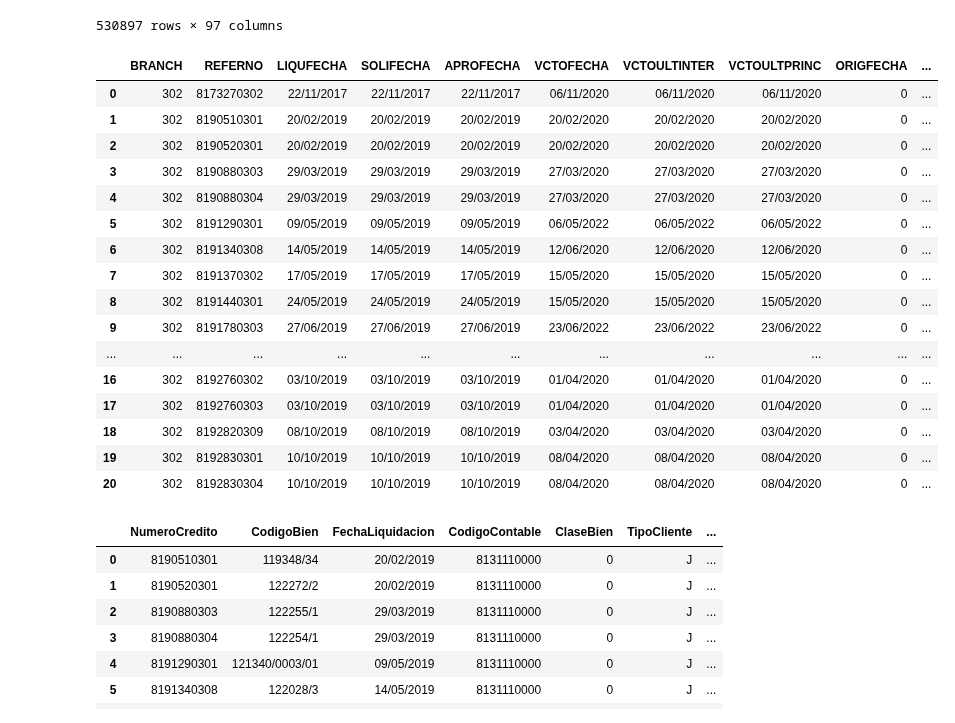
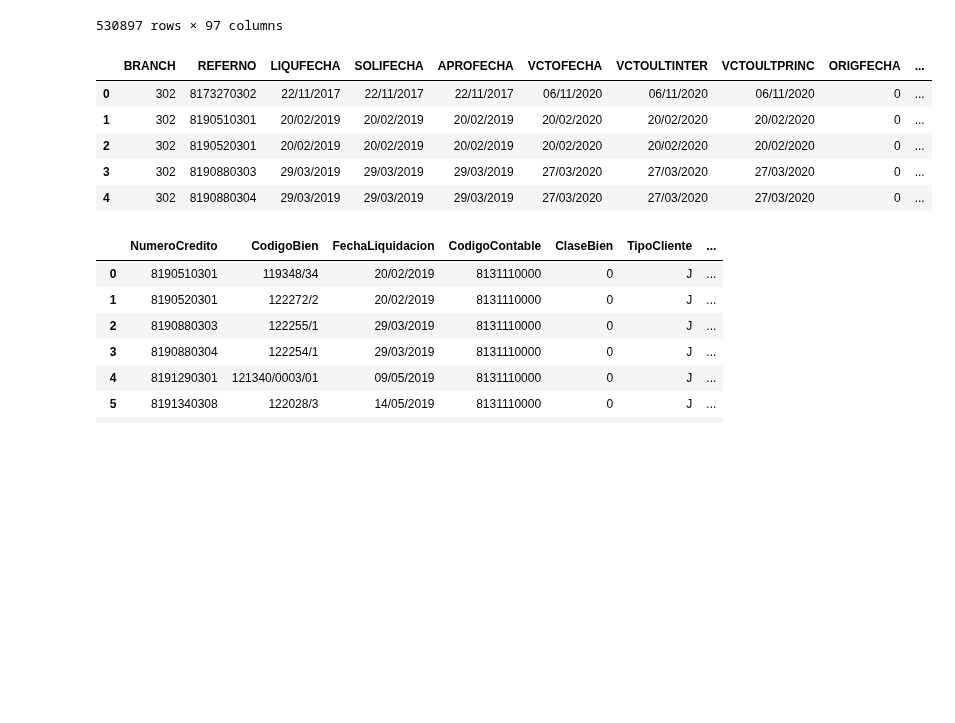
Before and after one commit to BAXTOR95/at-lrr, a Jupyter notebook: backend/app/jupyter_notebooks/AT04.ipynb, the cells around one changed output. Saved outputs shown, nothing was run; the diff lists cells and outputs as text; code cells hidden in the pictures; blank space fills up the shorter version.

```diff
--- a/backend/app/jupyter_notebooks/AT04.ipynb
+++ b/backend/app/jupyter_notebooks/AT04.ipynb
@@ -4,6 +4,7 @@ import numpy as np
 import os
 # %%
 pd.options.display.max_columns = 500
+pd.options.display.max_rows = 150
 pd.set_option('display.precision',4)
 pd.options.display.float_format = '{:.2f}'.format
 # %%
@@ -236,25 +241,14 @@ ah_df
 | 530896 | 52 | 30 | 97 | 31/01/2020 | 590 | 0.00 | 0.00 | 0.00 | ... |
 530897 rows × 97 columns
 # %%
-at04cre_df
+at04cre_df.head(5)
 # %% [output]
 |  | BRANCH | REFERNO | LIQUFECHA | SOLIFECHA | APROFECHA | VCTOFECHA | VCTOULTINTER | VCTOULTPRINC | ORIGFECHA | ... |
 | 0 | 302 | 8173270302 | 22/11/2017 | 22/11/2017 | 22/11/2017 | 06/11/2020 | 06/11/2020 | 06/11/2020 | 0 | ... |
 | 1 | 302 | 8190510301 | 20/02/2019 | 20/02/2019 | 20/02/2019 | 20/02/2020 | 20/02/2020 | 20/02/2020 | 0 | ... |
 | 2 | 302 | 8190520301 | 20/02/2019 | 20/02/2019 | 20/02/2019 | 20/02/2020 | 20/02/2020 | 20/02/2020 | 0 | ... |
 | 3 | 302 | 8190880303 | 29/03/2019 | 29/03/2019 | 29/03/2019 | 27/03/2020 | 27/03/2020 | 27/03/2020 | 0 | ... |
 | 4 | 302 | 8190880304 | 29/03/2019 | 29/03/2019 | 29/03/2019 | 27/03/2020 | 27/03/2020 | 27/03/2020 | 0 | ... |
-| 5 | 302 | 8191290301 | 09/05/2019 | 09/05/2019 | 09/05/2019 | 06/05/2022 | 06/05/2022 | 06/05/2022 | 0 | ... |
-| 6 | 302 | 8191340308 | 14/05/2019 | 14/05/2019 | 14/05/2019 | 12/06/2020 | 12/06/2020 | 12/06/2020 | 0 | ... |
-| 7 | 302 | 8191370302 | 17/05/2019 | 17/05/2019 | 17/05/2019 | 15/05/2020 | 15/05/2020 | 15/05/2020 | 0 | ... |
-| 8 | 302 | 8191440301 | 24/05/2019 | 24/05/2019 | 24/05/2019 | 15/05/2020 | 15/05/2020 | 15/05/2020 | 0 | ... |
-| 9 | 302 | 8191780303 | 27/06/2019 | 27/06/2019 | 27/06/2019 | 23/06/2022 | 23/06/2022 | 23/06/2022 | 0 | ... |
-| ... | ... | ... | ... | ... | ... | ... | ... | ... | ... | ... |
-| 16 | 302 | 8192760302 | 03/10/2019 | 03/10/2019 | 03/10/2019 | 01/04/2020 | 01/04/2020 | 01/04/2020 | 0 | ... |
-| 17 | 302 | 8192760303 | 03/10/2019 | 03/10/2019 | 03/10/2019 | 01/04/2020 | 01/04/2020 | 01/04/2020 | 0 | ... |
-| 18 | 302 | 8192820309 | 08/10/2019 | 08/10/2019 | 08/10/2019 | 03/04/2020 | 03/04/2020 | 03/04/2020 | 0 | ... |
-| 19 | 302 | 8192830301 | 10/10/2019 | 10/10/2019 | 10/10/2019 | 08/04/2020 | 08/04/2020 | 08/04/2020 | 0 | ... |
-| 20 | 302 | 8192830304 | 10/10/2019 | 10/10/2019 | 10/10/2019 | 08/04/2020 | 08/04/2020 | 08/04/2020 | 0 | ... |
 # %%
 at07_df
 # %% [output]
```
Also changed, not shown: parts of 14 cells of this notebook, 3 other files.
